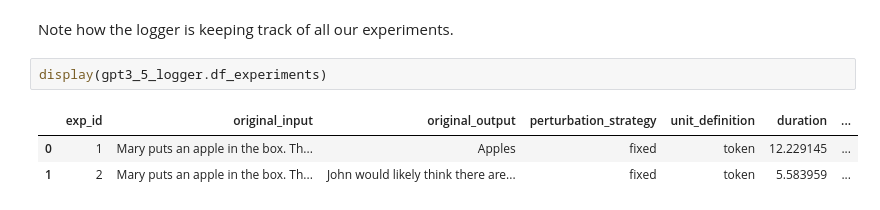
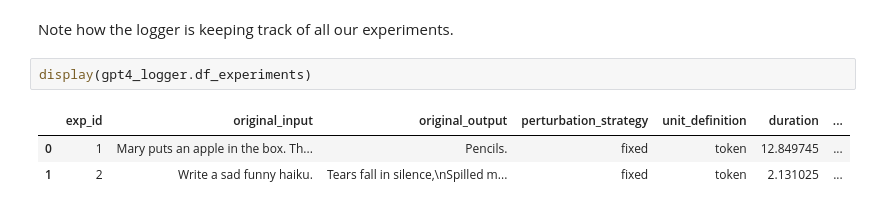
Before and after one commit to leap-laboratories/PIZZA, a Jupyter notebook: examples/example_PIZZA.ipynb, the cells around one changed output. Drawn from its saved outputs; the diff is of its cells as text.

```diff
--- a/examples/example_PIZZA.ipynb
+++ b/examples/example_PIZZA.ipynb
@@ -133,8 +139,8 @@ gpt4_logger.print_attribution_matrix(exp_id=-1, show_debug_cols=True)
 # %% [markdown]
 Note how the logger is keeping track of all our experiments.
 # %%
-display(gpt3_5_logger.df_experiments)
+display(gpt4_logger.df_experiments)
 # %% [output]
 |  | exp_id | original_input | original_output | perturbation_strategy | unit_definition | duration | ... |
-| 0 | 1 | Mary puts an apple in the box. Th... | Apples | fixed | token | 12.229145 | ... |
-| 1 | 2 | Mary puts an apple in the box. Th... | John would likely think there are... | fixed | token | 5.583959 | ... |
+| 0 | 1 | Mary puts an apple in the box. Th... | Pencils. | fixed | token | 12.849745 | ... |
+| 1 | 2 | Write a sad funny haiku. | Tears fall in silence,\nSpilled m... | fixed | token | 2.131025 | ... |
```
Also changed, not shown: parts of 21 cells of this notebook, 2 other files.
